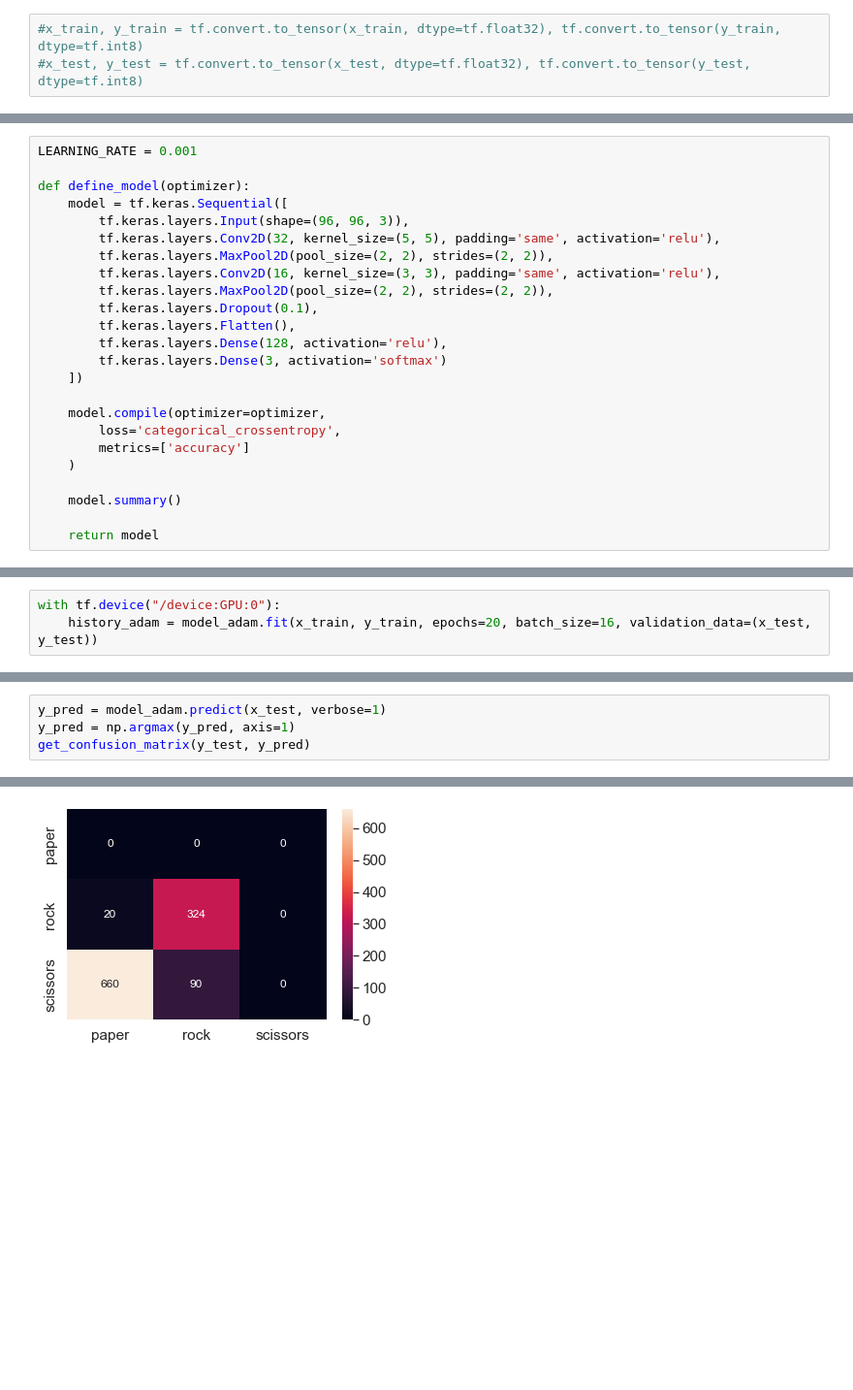
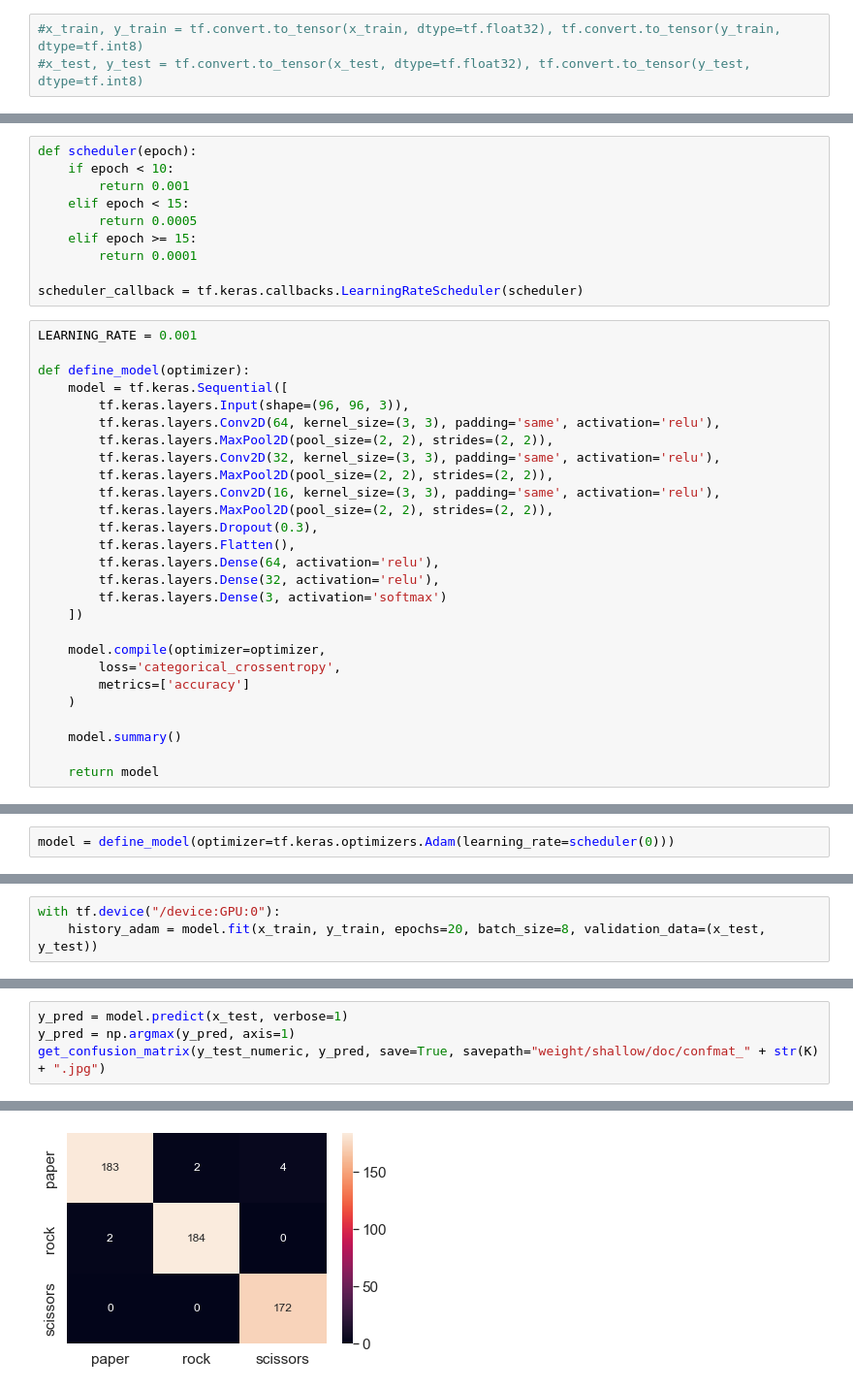
Before and after one commit to Sekigahara/Deep-Image-Classifier-Towards-Adversarial-Attack-Defense, a Jupyter notebook: 1.0 Shallow Model.ipynb, the cells around one changed output, grey strips where cells are left out. Shown at 97% size. Cells and saved outputs as stored; diff of their text form; blank space fills up the shorter version.

Commit message:
Ratio checker function, retraining and tuning, saving model and result documentation

```diff
--- a/1.0 Shallow Model.ipynb
+++ b/1.0 Shallow Model.ipynb
@@ -36,18 +50,31 @@ x_train.shape
 y_train = tf.keras.utils.to_categorical(y_train, num_classes=3)
 y_test = tf.keras.utils.to_categorical(y_test, num_classes=3)
+# %%
+def scheduler(epoch):
+    if epoch < 10:
+        return 0.001
+    elif epoch < 15:
+        return 0.0005
+    elif epoch >= 15:
+        return 0.0001
+
+scheduler_callback = tf.keras.callbacks.LearningRateScheduler(scheduler)
 # %%
 LEARNING_RATE = 0.001
 
 def define_model(optimizer):
     model = tf.keras.Sequential([
         tf.keras.layers.Input(shape=(96, 96, 3)),
-        tf.keras.layers.Conv2D(32, kernel_size=(5, 5), padding='same', activation='relu'),
+        tf.keras.layers.Conv2D(64, kernel_size=(3, 3), padding='same', activation='relu'),
+        tf.keras.layers.MaxPool2D(pool_size=(2, 2), strides=(2, 2)),
+        tf.keras.layers.Conv2D(32, kernel_size=(3, 3), padding='same', activation='relu'),
         tf.keras.layers.MaxPool2D(pool_size=(2, 2), strides=(2, 2)),
         tf.keras.layers.Conv2D(16, kernel_size=(3, 3), padding='same', activation='relu'),
         tf.keras.layers.MaxPool2D(pool_size=(2, 2), strides=(2, 2)),
-        tf.keras.layers.Dropout(0.1),
+        tf.keras.layers.Dropout(0.3),
         tf.keras.layers.Flatten(),
-        tf.keras.layers.Dense(128, activation='relu'),
+        tf.keras.layers.Dense(64, activation='relu'),
+        tf.keras.layers.Dense(32, activation='relu'),
         tf.keras.layers.Dense(3, activation='softmax')
     ])
 
@@ -83,0 +89,2 @@ _________________________________________________________________
+# %%
+model = define_model(optimizer=tf.keras.optimizers.Adam(learning_rate=scheduler(0)))
@@ -84,5 +109,5 @@ _________________________________________________________________
 # %%
 with tf.device("/device:GPU:0"):
-    history_adam = model_adam.fit(x_train, y_train, epochs=20, batch_size=16, validation_data=(x_test, y_test))
+    history_adam = model.fit(x_train, y_train, epochs=20, batch_size=8, validation_data=(x_test, y_test))
 # %% [output]
 Epoch 1/20
@@ -119,5 +144,5 @@ The autoreload extension is already loaded. To reload it, use:
 # %%
-y_pred = model_adam.predict(x_test, verbose=1)
+y_pred = model.predict(x_test, verbose=1)
 y_pred = np.argmax(y_pred, axis=1)
-get_confusion_matrix(y_test, y_pred)
+get_confusion_matrix(y_test_numeric, y_pred, save=True, savepath="weight/shallow/doc/confmat_" + str(K) + ".jpg")
 # %% [output]
@@ -125,4 +150,4 @@ get_confusion_matrix(y_test, y_pred)
 
 Confusion Matrix
-[figure, old version]
+[figure, new version]
           paper  rock  scissors
```
Also changed, not shown: parts of 15 cells of this notebook, 7 other files.
